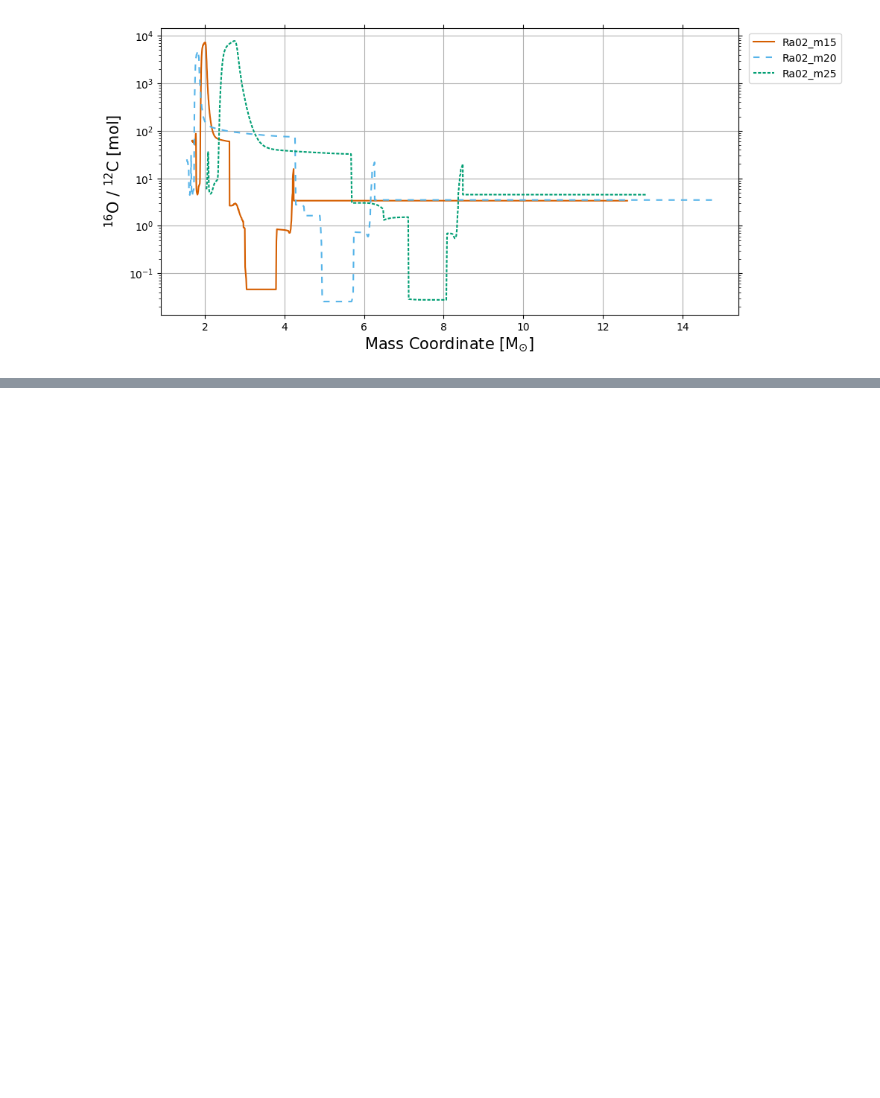
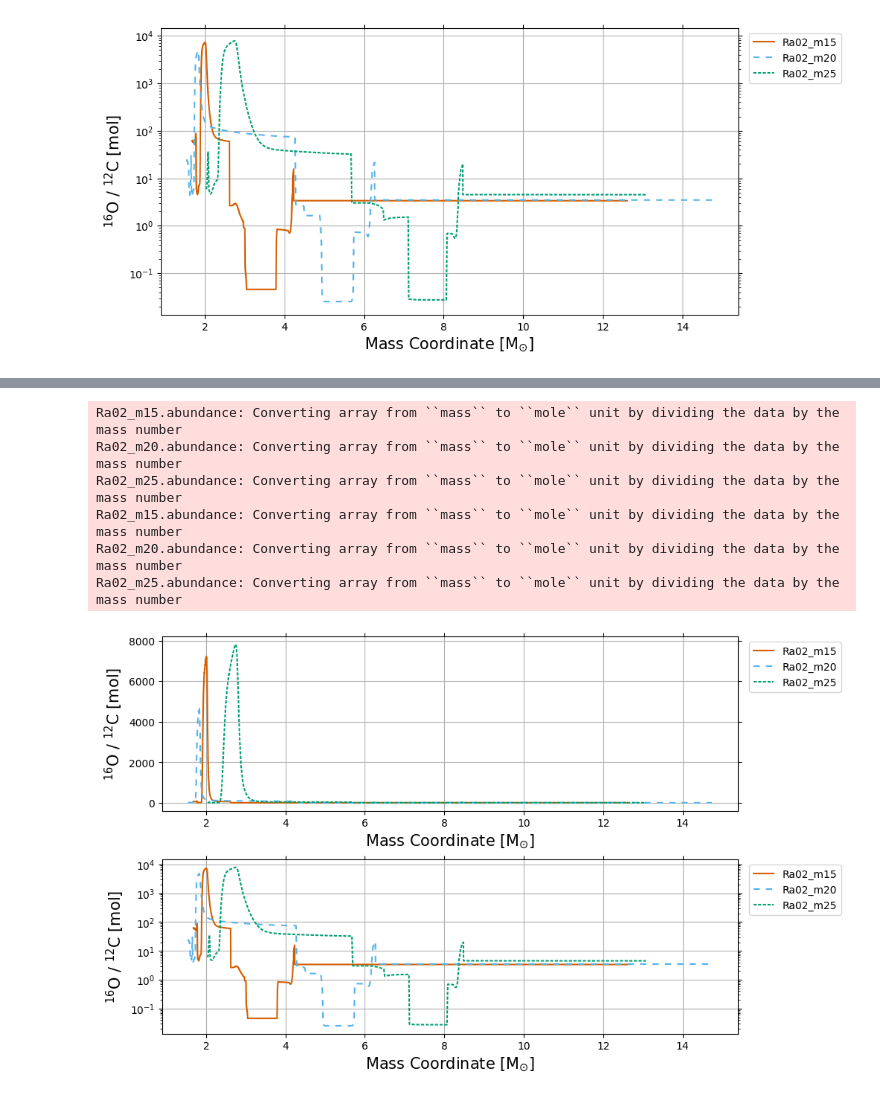
Before and after one commit to mattias-ek/SIMPLE, a Jupyter notebook: notebooks/ccsne_tutorial3.ipynb, the cells around one changed output, grey strips where cells are left out. Saved outputs shown, nothing was run; the diff lists cells and outputs as text; code cells hidden in the pictures; blank space fills up the shorter version.

```diff
--- a/notebooks/ccsne_tutorial3.ipynb
+++ b/notebooks/ccsne_tutorial3.ipynb
@@ -129 +160,13 @@ Ra02_m25.abundance: Converting array from ``mass`` to ``mole`` unit by dividing
+# %%
+fig, subplots = plt.subplot_mosaic([['A'], ['B']], layout='constrained', figsize=(10,10))
+simple.plot_ccsne.abundance(models, 'o16/c12', where='.dataset==Ra02', unit='mol', ax=subplots['A']);
+simple.plot_ccsne.abulogy(models, 'o16/c12', where='.dataset==Ra02', unit='mol', ax=subplots['B'], fig_size=(10,6));
+# %% [output]
+Ra02_m15.abundance: Converting array from ``mass`` to ``mole`` unit by dividing the data by the mass number
+Ra02_m20.abundance: Converting array from ``mass`` to ``mole`` unit by dividing the data by the mass number
+Ra02_m25.abundance: Converting array from ``mass`` to ``mole`` unit by dividing the data by the mass number
+Ra02_m15.abundance: Converting array from ``mass`` to ``mole`` unit by dividing the data by the mass number
+Ra02_m20.abundance: Converting array from ``mass`` to ``mole`` unit by dividing the data by the mass number
+Ra02_m25.abundance: Converting array from ``mass`` to ``mole`` unit by dividing the data by the mass number
+[figure, added]
 # %% [markdown]
```
Also changed, not shown: parts of 15 cells of this notebook, 6 other files.
